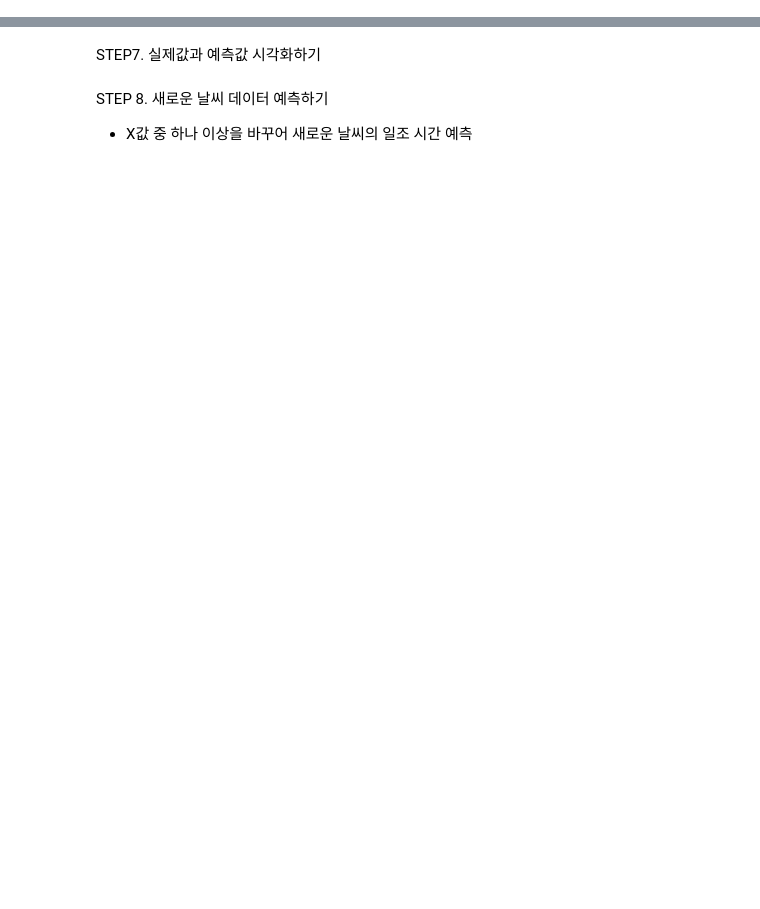
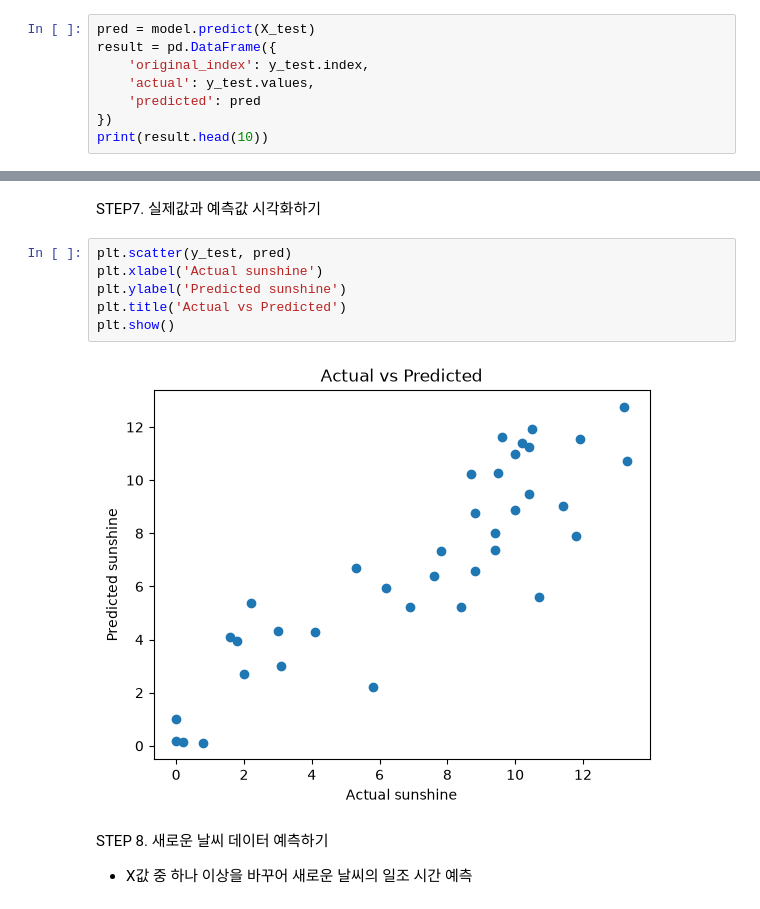
Before and after one commit to H1pal/AI-Subject, a Jupyter notebook: python/ML-weather_1312.ipynb, the cells around one changed output, grey strips where cells are left out. Saved outputs shown, nothing was run; the diff lists cells and outputs as text; blank space fills up the shorter version.

```diff
--- a/python/ML-weather_1312.ipynb
+++ b/python/ML-weather_1312.ipynb
@@ -70,3 +71,11 @@ model.fit(X_train, y_train)
 LinearRegression()
 # %% [markdown]
 STEP5. 테스트 데이터 예측하기
+# %%
+pred = model.predict(X_test)
+result = pd.DataFrame({
+    'original_index': y_test.index,
+    'actual': y_test.values,
+    'predicted': pred
+})
+print(result.head(10))
@@ -75,5 +107,13 @@ STEP6. 모델 성능 평가하기
 # %% [markdown]
 STEP7. 실제값과 예측값 시각화하기
+# %%
+plt.scatter(y_test, pred)
+plt.xlabel('Actual sunshine')
+plt.ylabel('Predicted sunshine')
+plt.title('Actual vs Predicted')
+plt.show()
+# %% [output]
+[figure, added]
 # %% [markdown]
 STEP 8. 새로운 날씨 데이터 예측하기
  - X값 중 하나 이상을 바꾸어 새로운 날씨의 일조 시간 예측
```
Also changed, not shown: parts of 8 cells of this notebook.
